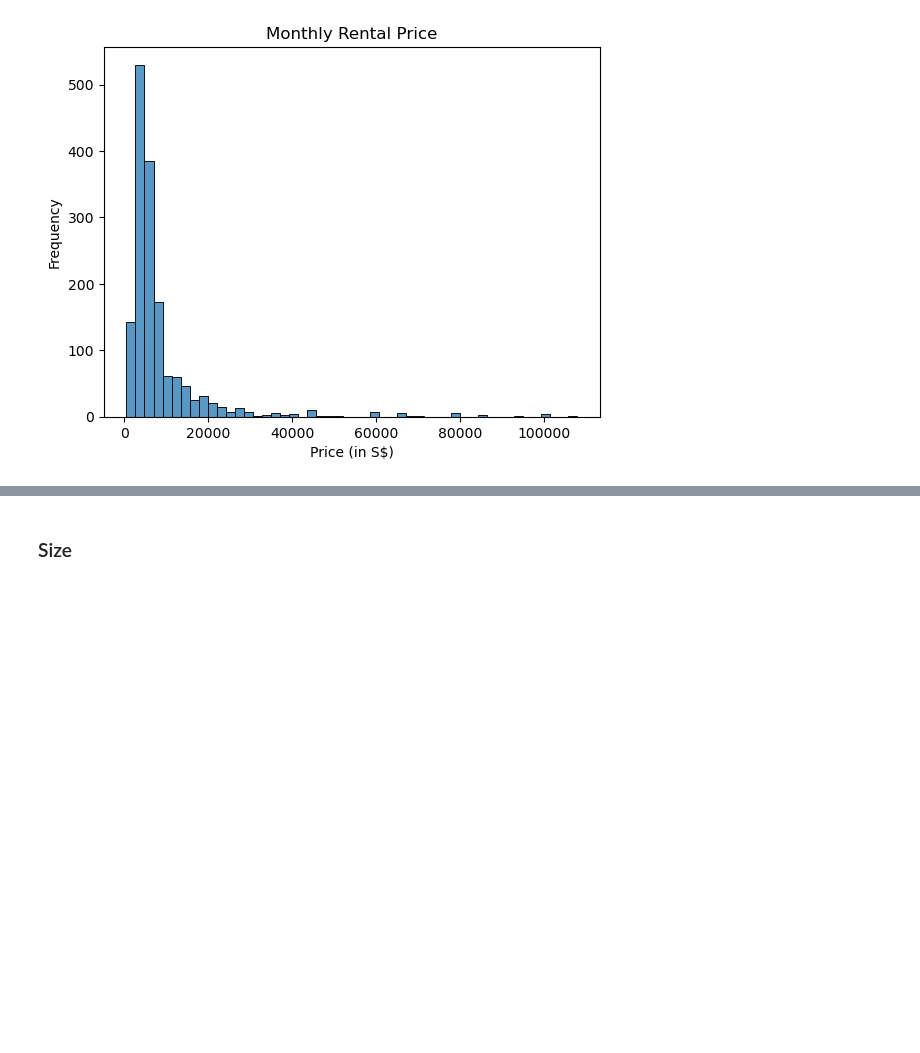
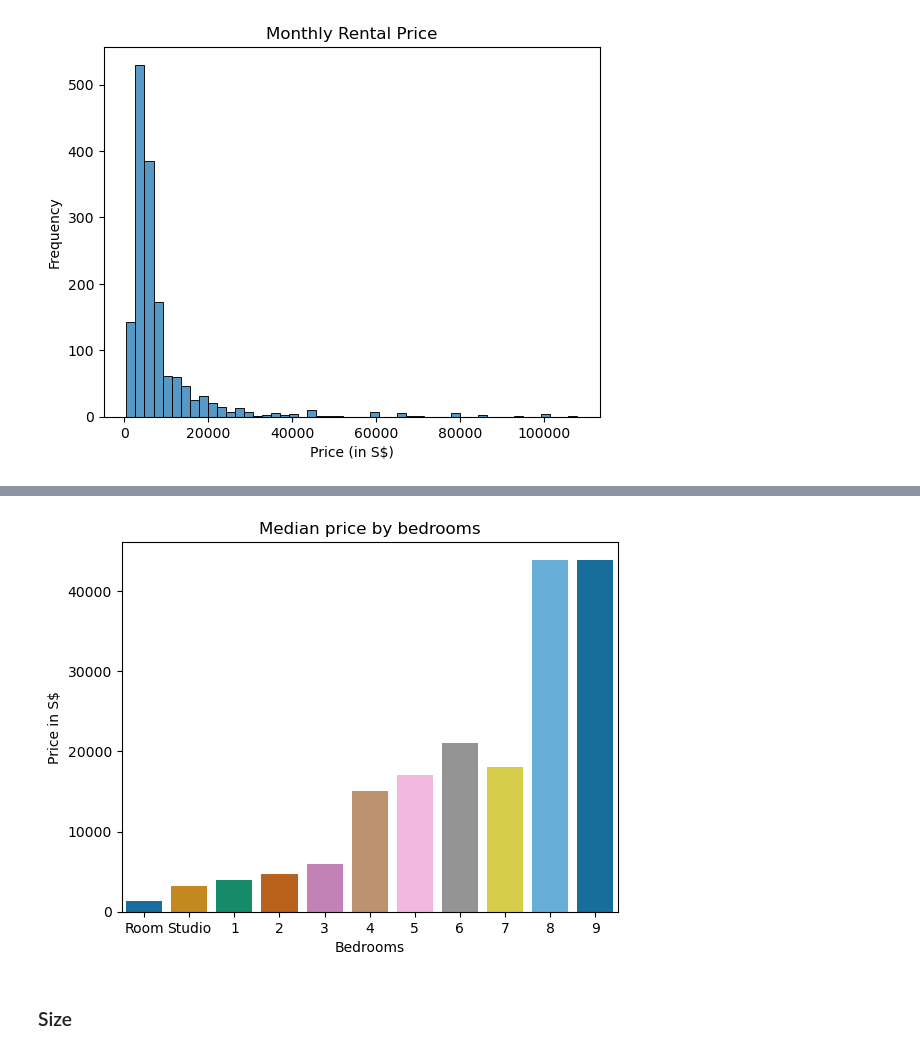
Before and after one commit to JensBender/rental-price-prediction, a Jupyter notebook: data_preprocessing.ipynb, the cells around one changed output, grey strips where cells are left out. Cells and saved outputs as stored; diff of their text form; code cells hidden in the pictures; blank space fills up the shorter version.

Commit message:
in preprocessing, add price correlations and price by bedrooms

```diff
--- a/data_preprocessing.ipynb
+++ b/data_preprocessing.ipynb
@@ -982,0 +1004,4 @@ plt.show()
+# %%
+# Descriptive statistics of price by bedrooms
+price_by_bedrooms = df["price"].groupby(df["bedrooms"])
+price_by_bedrooms.describe()
@@ -983,3 +1022,22 @@ plt.show()
+# %%
+# Store median price by bedrooms in the desired order
+median_price_by_bedrooms = price_by_bedrooms.median().reindex(["Room", "Studio", "1", "2", "3", "4", "5", "6", "7",
+                                                              "8", "9"])
+# %%
+# Bar plot
+sns.barplot(x=median_price_by_bedrooms.index, y=median_price_by_bedrooms.values, palette="colorblind")
+
+# Add axes labels
+plt.ylabel("Price in S$")
+plt.xlabel("Bedrooms")
+
+# Add title
+plt.title("Median price by bedrooms")
+
+# Show the plot
+plt.show()
+# %% [output]
+[figure, added]
 # %% [markdown]
 ### Size
 # %%
```
Also changed, not shown: parts of 21 cells of this notebook.
